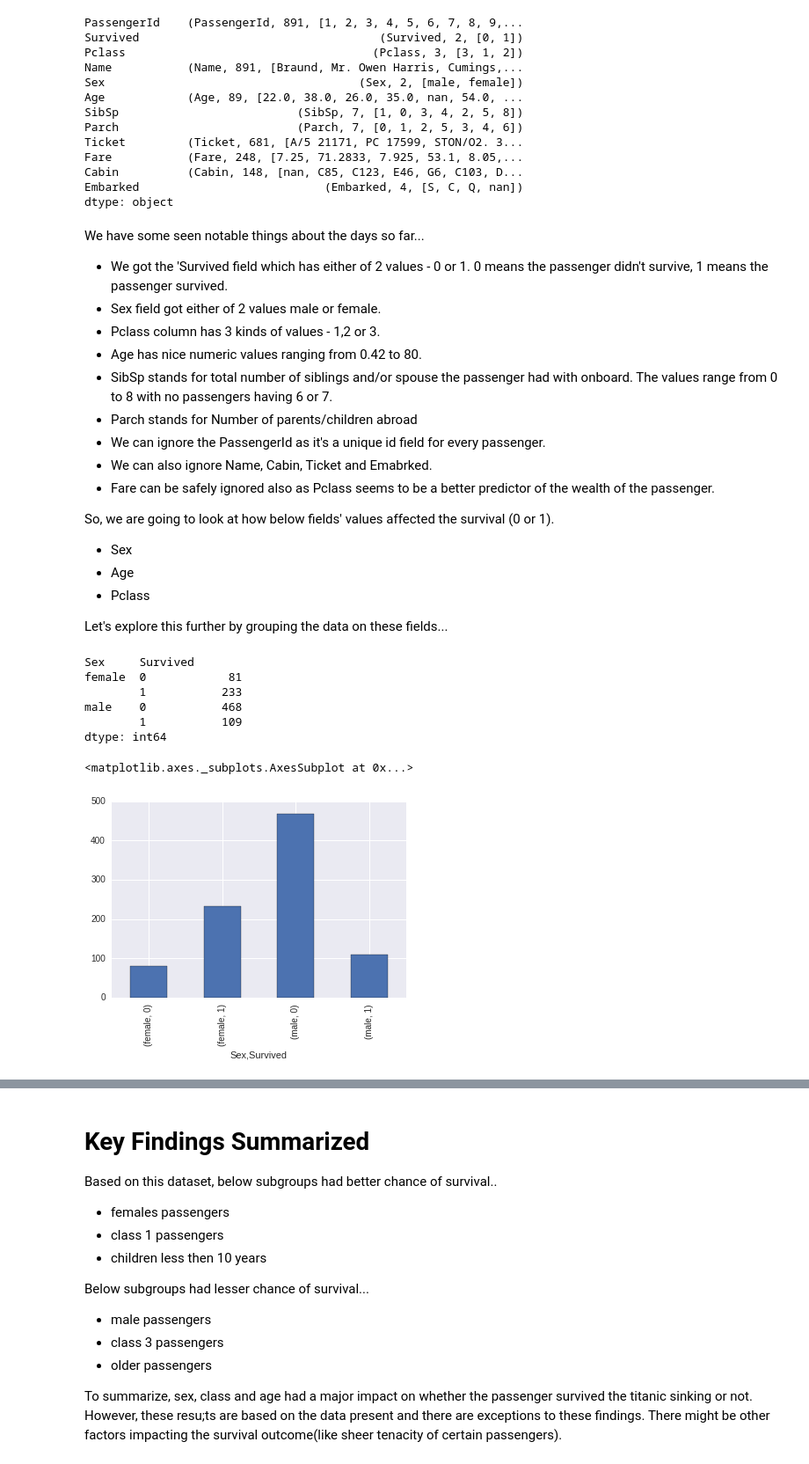
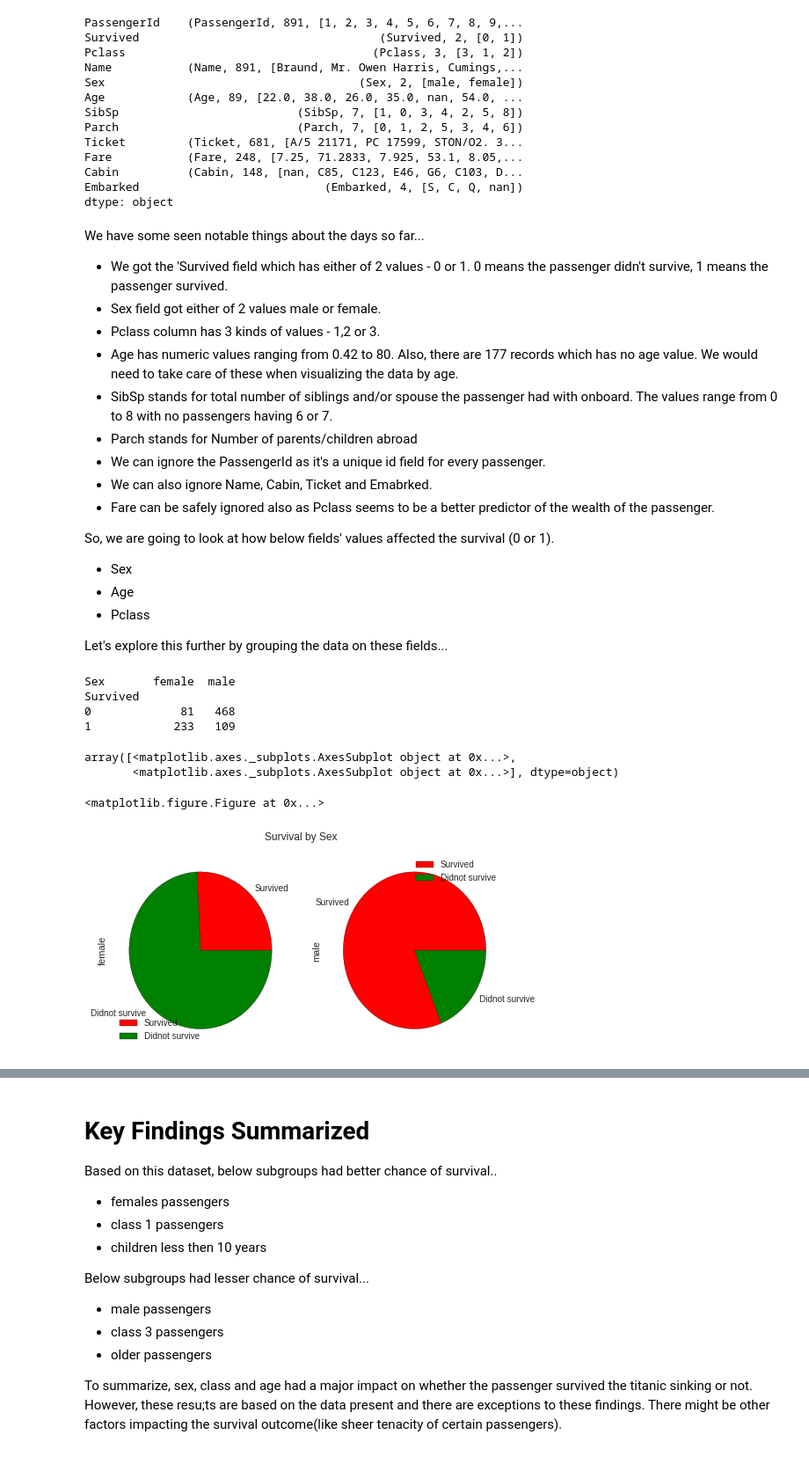
Before and after one commit to harish-garg/Udacity-Data-Analyst-Nanodegree-Project-Submissions, a Jupyter notebook: Project2_Investigate_a_Dataset/titanic_dataset_analysis.ipynb, the cells around one changed output, grey strips where cells are left out. Shown: that part at 88% size. Drawn from its saved outputs; the diff is of its cells as text; code cells hidden in the pictures.

```diff
--- a/Project2_Investigate_a_Dataset/titanic_dataset_analysis.ipynb
+++ b/Project2_Investigate_a_Dataset/titanic_dataset_analysis.ipynb
@@ -82,7 +85,7 @@ We have some seen notable things about the days so far...
 * We got the 'Survived field which has either of 2 values - 0 or 1. 0 means the passenger didn't survive, 1 means the passenger survived.
 * Sex field got either of 2 values male or female.
 * Pclass column has 3 kinds of values - 1,2 or 3.
-* Age has nice numeric values ranging from 0.42 to 80.
+* Age has numeric values ranging from 0.42 to 80. Also, there are 177 records which has no age value. We would need to take care of these when visualizing the data by age.
 * SibSp stands for total number of siblings and/or spouse the passenger had with onboard. The values range from 0 to 8 with no passengers having 6 or 7.
 * Parch stands for Number of parents/children abroad
 * We can ignore the PassengerId as it's a unique id field for every passenger.
@@ -95,17 +98,21 @@ So, we are going to look at how below fields' values affected the survival (0 or
 * Pclass
 
 Let's explore this further by grouping the data on these fields...
-# %%
-# group by sex and run the visualizations
-sex_grouping = titanic_df[['Sex', 'Survived']].groupby(['Sex', 'Survived']).size()
-print sex_grouping
-sex_grouping.plot.bar()
-# %% [output]
-Sex     Survived
-female  0            81
-        1           233
-male    0           468
-        1           109
-dtype: int64
-<matplotlib.axes._subplots.AxesSubplot at 0x...>
-[figure, removed]
+# %%
+# group by sex and run the visualizations
+sex_grouping = titanic_df[['Sex', 'Survived']].groupby(['Survived', 'Sex', ]).size()
+sex_grouping_unstacked = sex_grouping.unstack()
+print sex_grouping_unstacked
+plt.figure()
+#sex_grouping_unstacked.plot.barh(color='k', title="Survival by Sex")
+sex_grouping_unstacked.plot.pie(title="Survival by Sex", subplots=True, figsize=(8, 4), colors=('r', 'g'),
+                                labels=('Survived', 'Didnot survive'))
+# %% [output]
+Sex       female  male
+Survived
+0             81   468
+1            233   109
+array([<matplotlib.axes._subplots.AxesSubplot object at 0x...>,
+       <matplotlib.axes._subplots.AxesSubplot object at 0x...>], dtype=object)
+<matplotlib.figure.Figure at 0x...>
+[figure, added]
```
Also changed, not shown: parts of 10 cells of this notebook, 2 other files.
